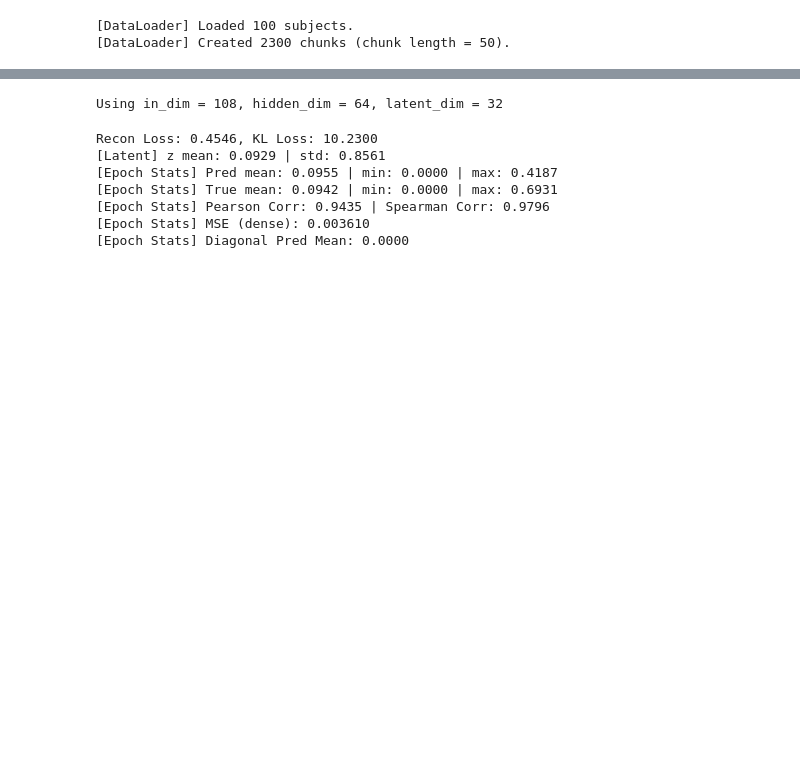
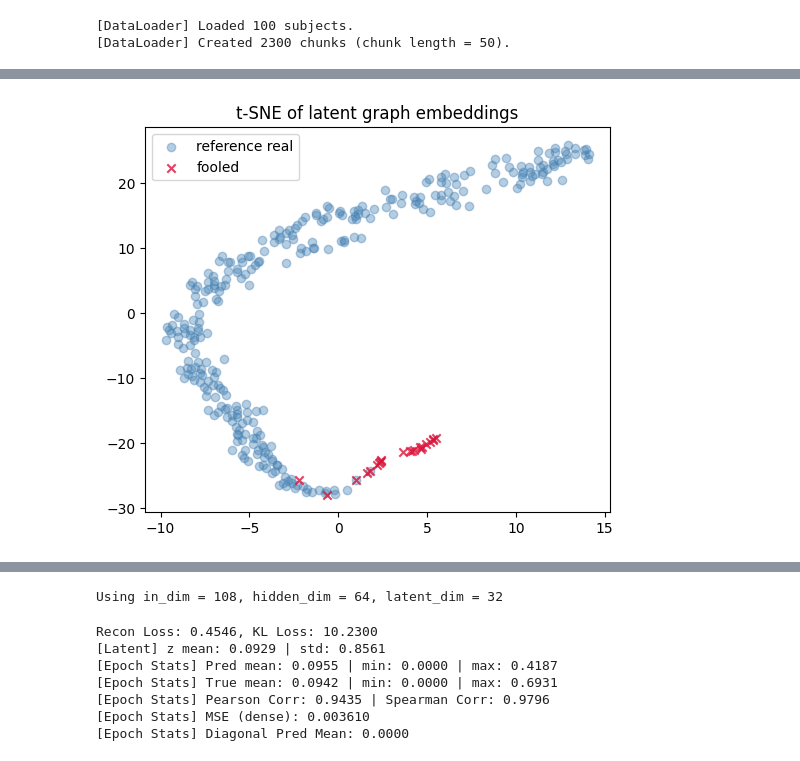
Before and after one commit to AnishKochhar/whole-brain-simulations, a Jupyter notebook: discriminator.ipynb, the cells around one changed output, grey strips where cells are left out. Cells and saved outputs as stored; diff of their text form; code cells hidden in the pictures; blank space fills up the shorter version.

Commit message:
Discriminator updates and inclusion

```diff
--- a/discriminator.ipynb
+++ b/discriminator.ipynb
@@ -460,0 +479,25 @@ real_dataset = data_loader.load_all_ground_truth(builder)
+# %%
+# MARK: Fooling chunks loading + visusalisation
+from glob import glob
+import pickle
+from wbm.plotter import Plotter
+
+saved_paths = sorted(glob("fooling_examples/*.pt"))
+bold_list, sc_list, graphs, scores = [], [], [], []
+
+for p in saved_paths:
+    blob = torch.load(p, map_location=DEVICE)
+    bold_chunk = blob['bold'].to(DEVICE)          # (N,T)
+    sc_matrix  = blob['sc'].to(DEVICE)            # (N,N)
+
+    data = builder.build_graph(bold_chunk, sc_matrix, label=0.0)
+    graphs.append(data)
+    bold_list.append(bold_chunk.unsqueeze(-1))    # (N,T,1) for Plotter
+    sc_list.append(sc_matrix)
+
+    with torch.no_grad():
+        score = discriminator(data).item()        # sigmoid prob
+        print(f"{p}: {score}")
+    scores.append(score)
+
+print(f"Loaded {len(graphs)} fooling samples - mean score = {np.mean(scores):.4e}")
@@ -461,3 +525,22 @@ real_dataset = data_loader.load_all_ground_truth(builder)
+# %%
+with torch.no_grad():
+    z_nodes = [discriminator.encoder(g) for g in graphs]
+    z_graph = torch.vstack([global_add_pool(z, g.batch) for z, g in zip(z_nodes, graphs)]).cpu().numpy()
+
+    real_sample = random.sample(real_dataset, k=min(300, len(real_dataset)))
+    z_ref = torch.vstack([global_add_pool(discriminator.encoder(d), d.batch).cpu() for d in real_sample])
+    labels = np.concatenate([np.zeros(len(z_graph)), np.ones(len(z_ref))])
+    X = np.vstack([z_graph, z_ref])
+
+tsne = TSNE(perplexity=30, init="random").fit_transform(X)
+plt.figure(figsize=(6,5))
+plt.scatter(tsne[labels==1,0], tsne[labels==1,1],
+            alpha=.4, label="reference real", c="steelblue")
+plt.scatter(tsne[labels==0,0], tsne[labels==0,1],
+            alpha=.8, label="fooled",     c="crimson", marker="x")
+plt.legend(); plt.title("t-SNE of latent graph embeddings"); plt.show()
+# %% [output]
+[figure, added]
 # %%
 node_size = data_loader.get_node_size()
 
```
Also changed, not shown: parts of 20 cells of this notebook, 8 other files.
